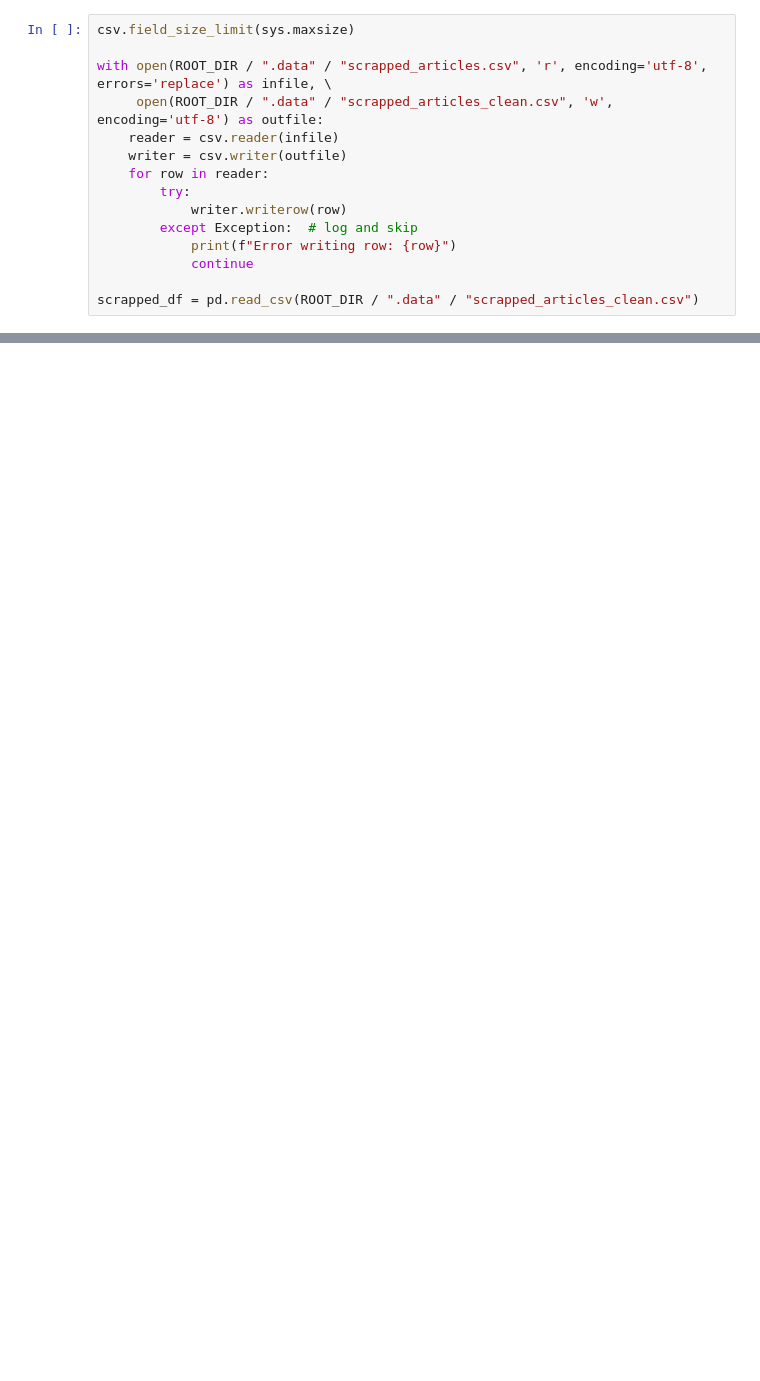
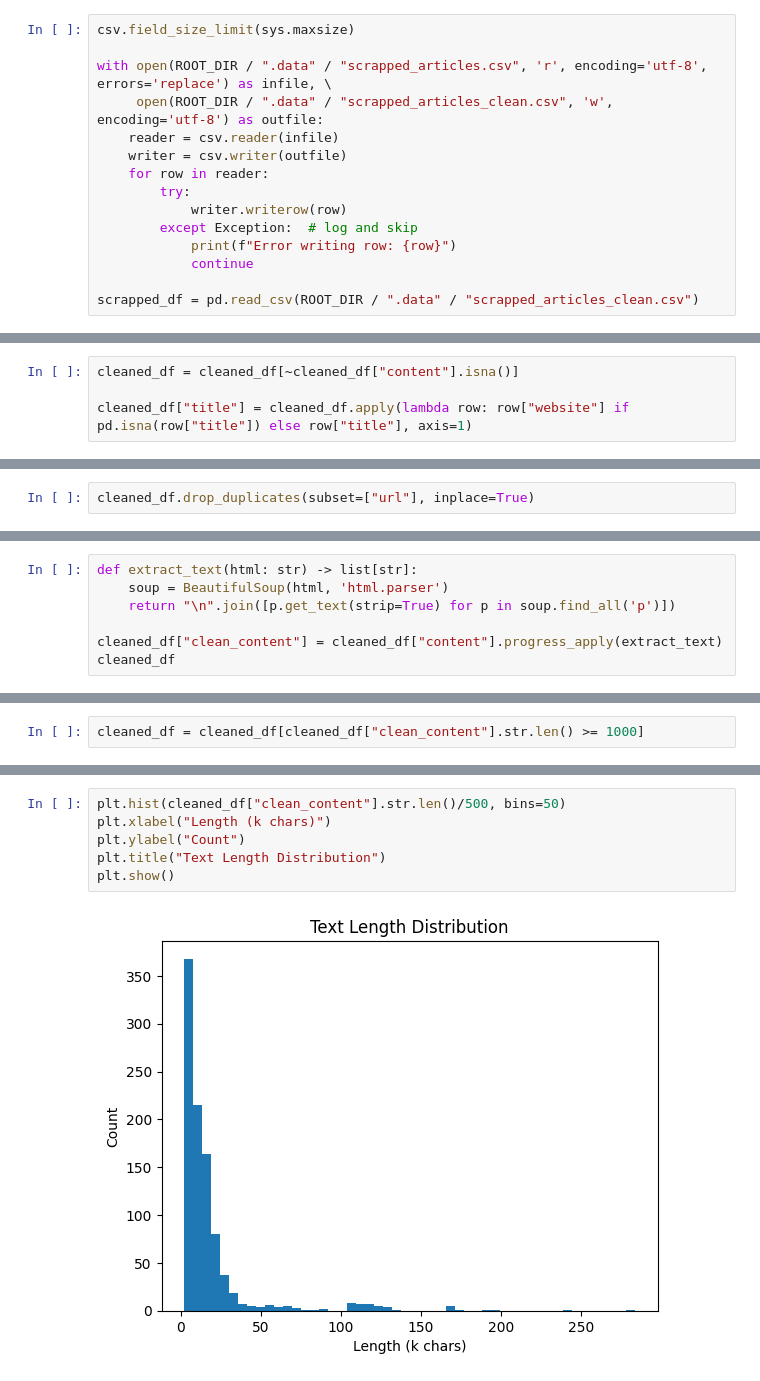
Before and after one commit to elalber2000/stop_slop, a Jupyter notebook: notebooks/data_exploration.ipynb, the cells around one changed output, grey strips where cells are left out. Cells and saved outputs as stored; diff of their text form; blank space fills up the shorter version.

Commit message:
Adding data exploration and cleaning

```diff
--- a/notebooks/data_exploration.ipynb
+++ b/notebooks/data_exploration.ipynb
@@ -36,0 +69,4 @@ scrapped_df
+# %%
+cleaned_df = cleaned_df[~cleaned_df["content"].isna()]
+
+cleaned_df["title"] = cleaned_df.apply(lambda row: row["website"] if pd.isna(row["title"]) else row["title"], axis=1)
@@ -36,0 +89,2 @@ scrapped_df
+# %%
+cleaned_df.drop_duplicates(subset=["url"], inplace=True)
@@ -36,0 +98,7 @@ scrapped_df
+# %%
+def extract_text(html: str) -> list[str]:
+    soup = BeautifulSoup(html, 'html.parser')
+    return "\n".join([p.get_text(strip=True) for p in soup.find_all('p')])
+
+cleaned_df["clean_content"] = cleaned_df["content"].progress_apply(extract_text)
+cleaned_df
@@ -36,0 +134,2 @@ scrapped_df
+# %%
+cleaned_df = cleaned_df[cleaned_df["clean_content"].str.len() >= 1000]
@@ -36,0 +174,8 @@ scrapped_df
+# %%
+plt.hist(cleaned_df["clean_content"].str.len()/500, bins=50)
+plt.xlabel("Length (k chars)")
+plt.ylabel("Count")
+plt.title("Text Length Distribution")
+plt.show()
+# %% [output]
+[figure, added]
```
Also changed, not shown: parts of 17 cells of this notebook, 2 other files.
